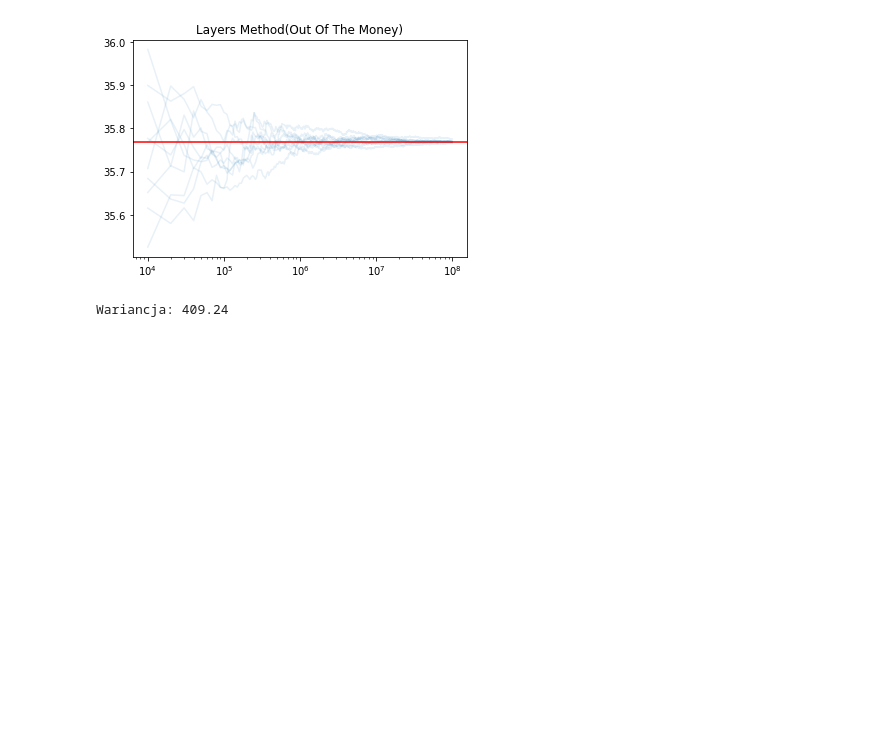
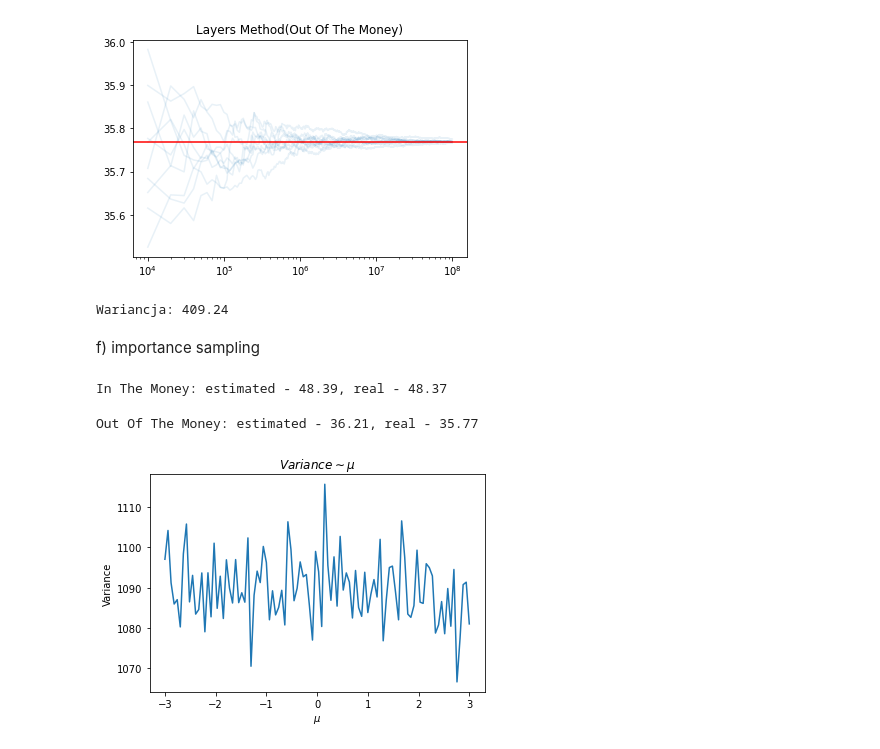
Before and after one commit to gekas145/MF, a Jupyter notebook: lab5.ipynb, the cells around one changed output. Saved outputs shown, nothing was run; the diff lists cells and outputs as text; code cells hidden in the pictures; blank space fills up the shorter version.

```diff
--- a/lab5.ipynb
+++ b/lab5.ipynb
@@ -298,3 +298,40 @@ plt.show()
 print(f'Wariancja: {np.mean(var_ls):.2f}')
 # %% [output]
 Wariancja: 409.24
+# %% [markdown]
+f) importance sampling
+# %%
+def importance_sampling(S0, T, sigma, r, K, mu, n=10**4):
+    distY = norm(loc=mu, scale=np.sqrt(T))
+    distW_T = norm(loc=0, scale=np.sqrt(T))
+    Y = distY.rvs(size=n)
+    probe = sigma*np.sqrt(T)*Y + (r - sigma**2 / 2)*T
+    probe = np.exp(-r*T) * np.maximum(S0 * np.exp(probe) - K, [0])
+    probe *= distW_T.pdf(Y) / distY.pdf(Y)
+    mean = np.mean(probe)
+    var = np.sum((probe - mean)**2) / (n - 1)
+    return mean, var
+# %%
+price, _ = importance_sampling(100, 1, 1, 0.1, 80, 1)
+print(f'In The Money: estimated - {price:.2f}, real - {im:.2f}')
+# %% [output]
+In The Money: estimated - 48.39, real - 48.37
+# %%
+price, _ = importance_sampling(100, 1, 1, 0.1, 120, 1)
+print(f'Out Of The Money: estimated - {price:.2f}, real - {om:.2f}')
+# %% [output]
+Out Of The Money: estimated - 36.21, real - 35.77
+# %%
+# In The Money
+mus = np.linspace(-3, 3, 100)
+var_ls = []
+for i in range(len(mus)):
+    _, var = importance_sampling(100, 1, 1, 0.1, 80, 1)
+    var_ls.append(var)
+plt.plot(mus, var_ls)
+plt.xlabel('$\mu$')
+plt.ylabel('Variance')
+plt.title('$Variance \sim \mu$')
+plt.show()
+# %% [output]
+[figure, added]
```
Also changed, not shown: parts of 1 cell of this notebook.
